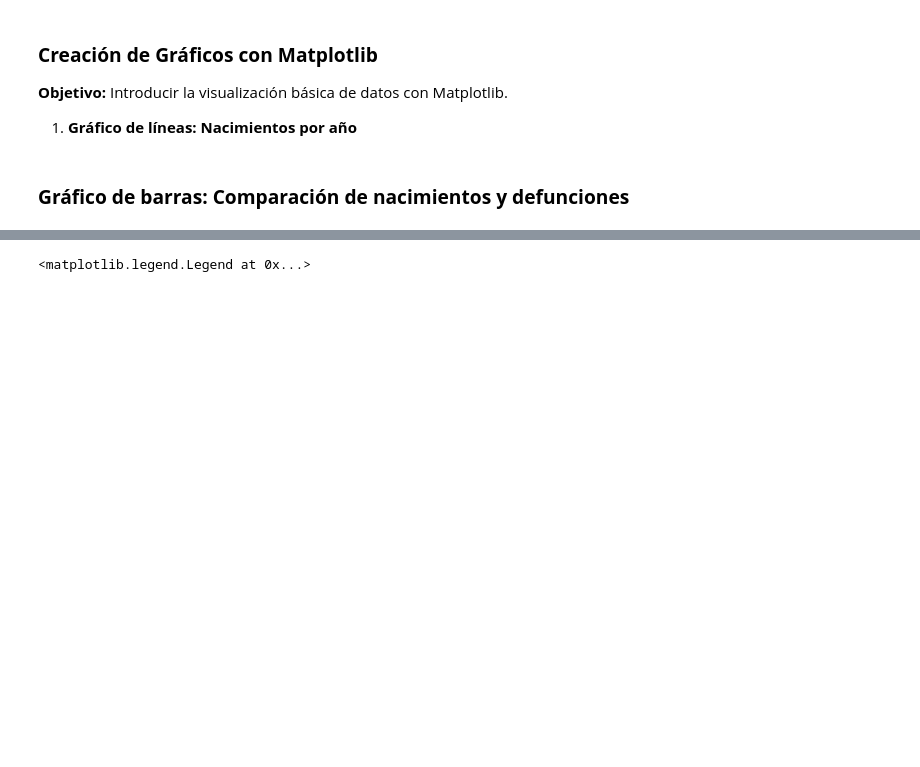
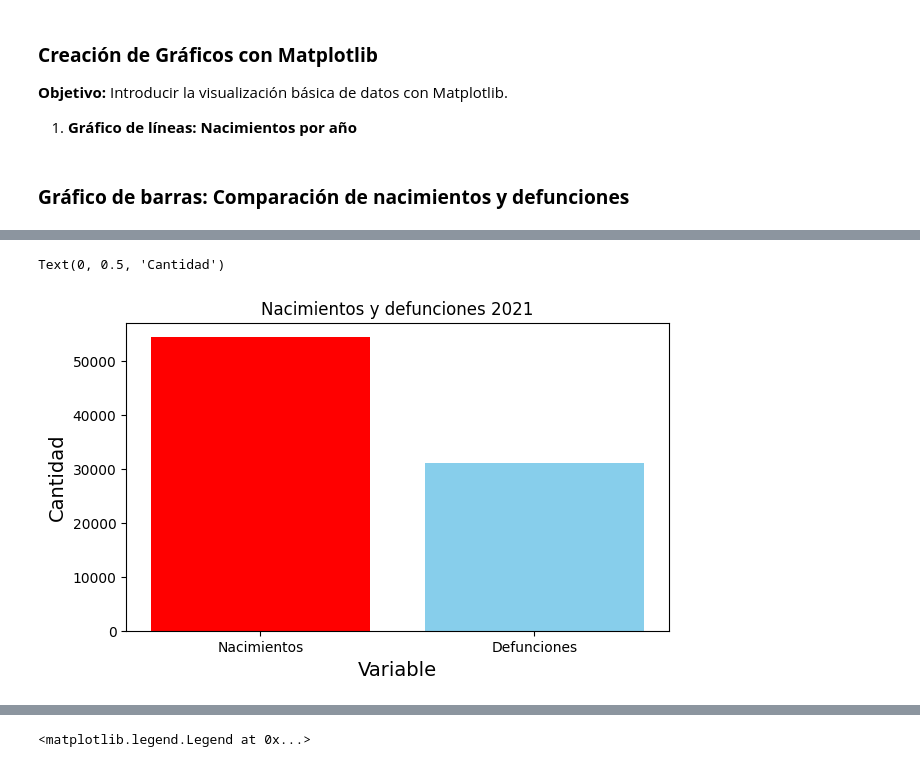
Before and after one commit to Eric2175/Programacion-Python-Basico-GRUPO-1---6181133432, a Jupyter notebook: Tarea/Tarea Semana 12.ipynb, the cells around one changed output, grey strips where cells are left out. Cells and saved outputs as stored; diff of their text form; code cells hidden in the pictures; blank space fills up the shorter version.

```diff
--- a/Tarea/Tarea Semana 12.ipynb
+++ b/Tarea/Tarea Semana 12.ipynb
@@ -209,0 +225,21 @@ import matplotlib.pyplot as plt
+# %%
+import matplotlib.pyplot as plt
+
+
+anio_filtrar = int(input('Ingrese el año a Graficar: '))
+
+
+#df >= anio_inicial and <= anio_final
+# and
+df_rango_anios = df[df['Año'] == anio_filtrar ]
+
+plt.figure(figsize=(7,4))
+plt.bar(['Nacimientos','Defunciones'], [df_rango_anios['Nacimientos'].values[0],df_rango_anios['Defunciones'].values[0]],color=['red','skyblue'])
+plt.show
+
+plt.title(f'Nacimientos y defunciones {anio_filtrar}')
+plt.xlabel('Variable', fontsize = 14)
+plt.ylabel('Cantidad', fontsize = 14)
+# %% [output]
+Text(0, 0.5, 'Cantidad')
+[figure, added]
```
Also changed, not shown: parts of 5 cells of this notebook.
